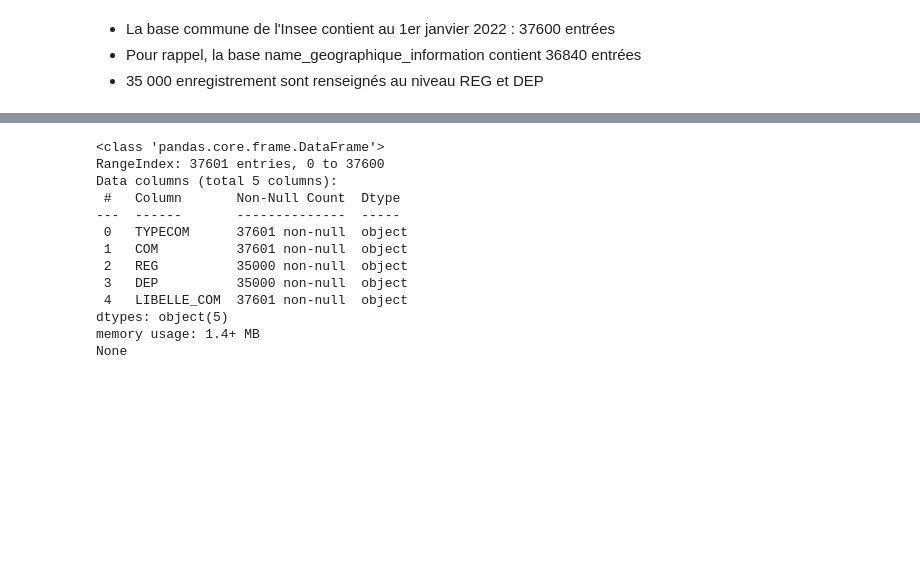
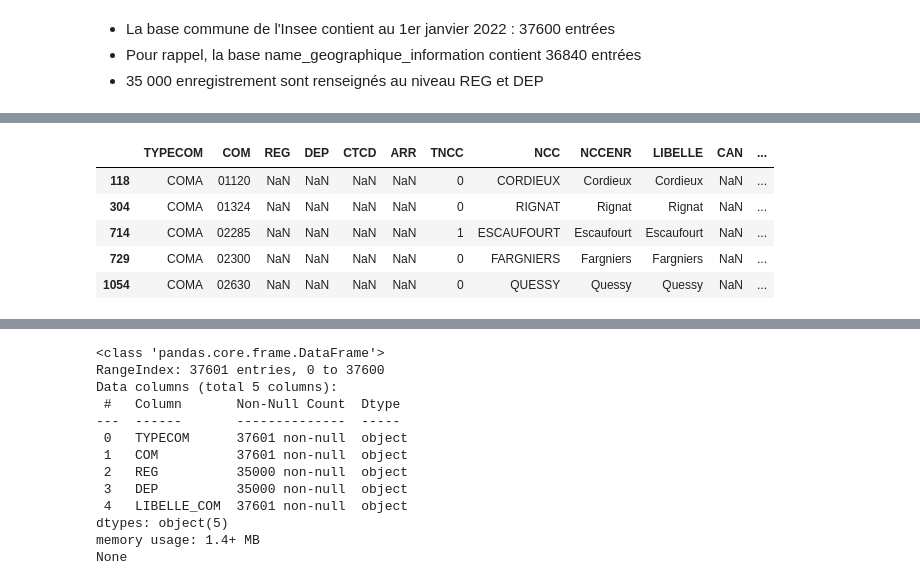
Before and after one commit to Mariehf64/fev23cda_french_industry, a Jupyter notebook: EDA_GPS.ipynb, the cells around one changed output, grey strips where cells are left out. Saved outputs shown, nothing was run; the diff lists cells and outputs as text; code cells hidden in the pictures; blank space fills up the shorter version.

```diff
--- a/EDA_GPS.ipynb
+++ b/EDA_GPS.ipynb
@@ -394,0 +463,6 @@ None
+# %%
+df_parent=df_com[['LIBELLE','COM','DEP','REG']][df_com.COMPARENT.isna()==1] # création de df_parent => com qui sont de Communes parentes pour les COMA et COMB
+df_parent=df_parent.rename({'LIBELLE':'LIBELLE_PARENT','COM':'COM_PARENT','DEP':'DEP_PARENT','REG':'REG_PARENT'},axis=1) # changer le nom des variables
+df_parent.REG_PARENT=df_parent.REG_PARENT.astype('str').apply(lambda x : x.split('.')[0]) # modification de la dtype de REG_COMPARENT
+
+df_parent.head()
@@ -394,0 +476,10 @@ None
+# %%
+df_com_enr=df_com.merge(right=df_parent, left_on='COMPARENT',right_on='COM_PARENT',how='left')
+df_com_enr[df_com_enr.TYPECOM=='COMA'].head()
+# %% [output]
+|  | TYPECOM | COM | REG | DEP | CTCD | ARR | TNCC | NCC | NCCENR | LIBELLE | CAN | ... |
+| 118 | COMA | 01120 | NaN | NaN | NaN | NaN | 0 | CORDIEUX | Cordieux | Cordieux | NaN | ... |
+| 304 | COMA | 01324 | NaN | NaN | NaN | NaN | 0 | RIGNAT | Rignat | Rignat | NaN | ... |
+| 714 | COMA | 02285 | NaN | NaN | NaN | NaN | 1 | ESCAUFOURT | Escaufourt | Escaufourt | NaN | ... |
+| 729 | COMA | 02300 | NaN | NaN | NaN | NaN | 0 | FARGNIERS | Fargniers | Fargniers | NaN | ... |
+| 1054 | COMA | 02630 | NaN | NaN | NaN | NaN | 0 | QUESSY | Quessy | Quessy | NaN | ... |
```
Also changed, not shown: parts of 30 cells of this notebook.
